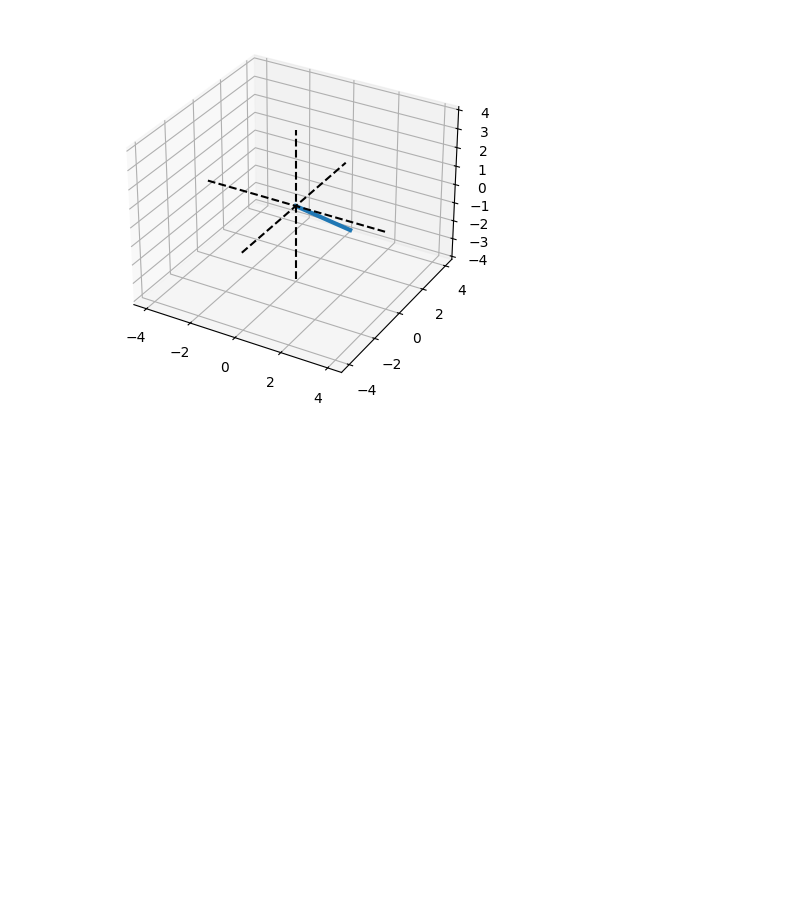
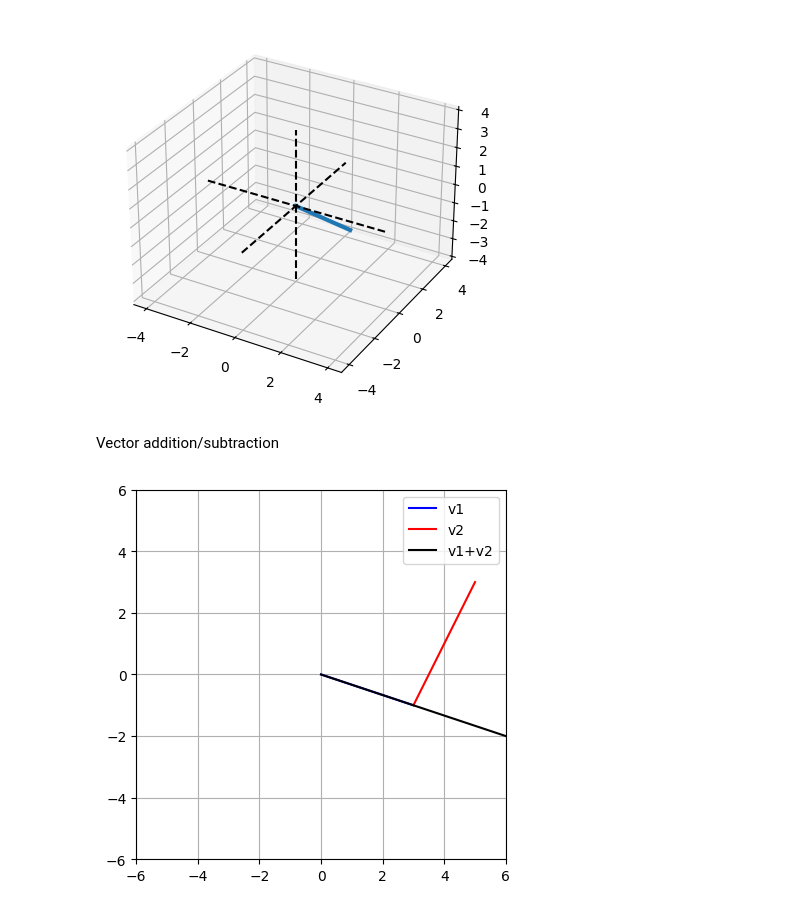
Before and after one commit to christianrss/data_science_stuff, a Jupyter notebook: linear_algebra/linalg_vectors.ipynb, the cells around one changed output. Drawn from its saved outputs; the diff is of its cells as text; code cells hidden in the pictures; blank space fills up the shorter version.

Commit message:
Vector addition/subtraction

```diff
--- a/linear_algebra/linalg_vectors.ipynb
+++ b/linear_algebra/linalg_vectors.ipynb
@@ -33,3 +33,25 @@ plt.show()
 # %% [output]
 [figure]
 [figure]
+# %% [markdown]
+Vector addition/subtraction
+# %%
+#two vectors in R2
+
+v1 = np.array([3,-1])
+v2 = np.array([2,4])
+
+v3 = v1 + v2
+
+# plot them
+plt.plot([0, v1[0]], [0, v1[1]], 'b', label='v1')
+plt.plot([0, v2[0]]+v1[0], [0, v2[1]] + v1[1], 'r', label='v2')
+plt.plot([0, v3[0]], [0, v3[1]], 'k', label='v1+v2')
+
+plt.legend()
+plt.axis('square')
+plt.axis((-6, 6, -6, 6))
+plt.grid()
+plt.show()
+# %% [output]
+[figure, added]
```
